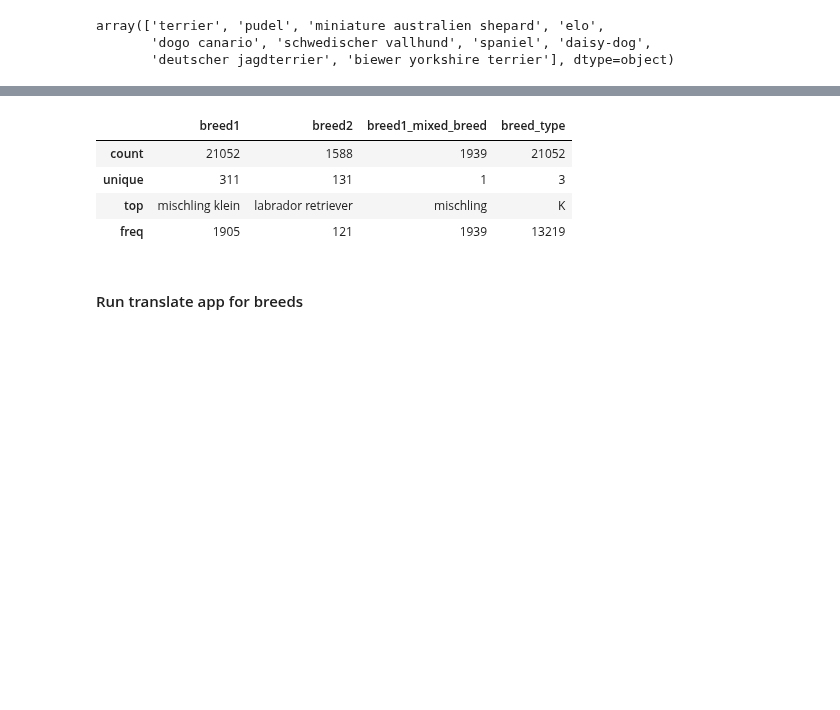
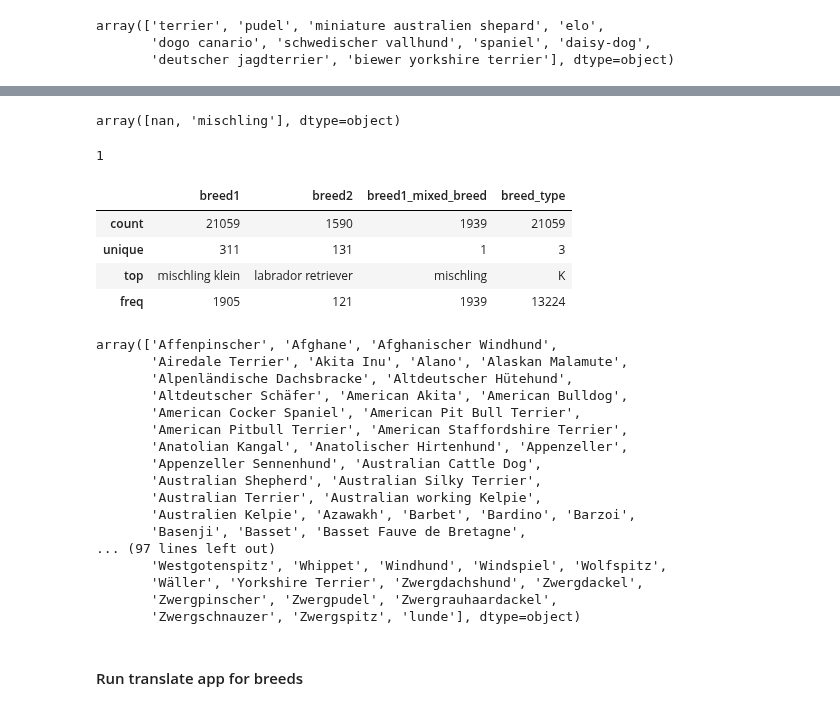
Before and after one commit to jonnross88/Springboard, a Jupyter notebook: u20_data_storytelling/dogs_of_zurich.ipynb, the cells around one changed output, grey strips where cells are left out. Saved outputs shown, nothing was run; the diff lists cells and outputs as text; code cells hidden in the pictures; blank space fills up the shorter version.

```diff
--- a/u20_data_storytelling/dogs_of_zurich.ipynb
+++ b/u20_data_storytelling/dogs_of_zurich.ipynb
@@ -398,18 +404,24 @@ This code snippet performs various operations on the 'dog_owner_df' DataFrame:
 7. Adds a column 'dog_count' that represents the number of dogs per owner in each roster.
 8. Adds a column 'district_count' that represents the number of unique districts each owner appeared in.
 
-9. Converts the 'holder_id' column to a string data type.
+9. Converts the 'owner_id' column to a string data type.
 10. Adds a column 'is_male_owner' that indicates whether the owner is male or not based on the 'gender' column.
 11. Adds a column 'is_male_dog' that indicates whether the dog is male or not based on the 'gender_dog' column.
 """
 
 dog_owner_df = dog_owner_df.reset_index(drop=True)
-dog_owner_df["holder_id"] = dog_owner_df["holder_id"].astype(str).str.zfill(6)
+dog_owner_df["owner_id"] = dog_owner_df["owner_id"].astype(str).str.zfill(6)
 dog_owner_df["district"] = dog_owner_df["district"].astype("category")
 
 dog_owner_df["breed1"] = dog_owner_df["breed1"].str.lower()
+dog_owner_df["breed1"] = dog_owner_df["breed1"].apply(
+    lambda x: remove_accents(x) if pd.notnull(x) else x
+)
 
 dog_owner_df["breed2"] = dog_owner_df["breed2"].str.lower()
+dog_owner_df["breed2"] = dog_owner_df["breed2"].apply(
+    lambda x: remove_accents(x) if pd.notnull(x) else x
+)
 
 dog_owner_df["breed1_mixed_breed"] = dog_owner_df["breed1_mixed_breed"].str.lower()
 
@@ -417,25 +429,25 @@ dog_owner_df["roster"] = dog_owner_df["roster"].str[:4]
 
 dog_owner_df["roster"] = pd.Categorical(dog_owner_df["roster"], ordered=True)
 
-dog_owner_df["first_roster"] = dog_owner_df.groupby("holder_id")["roster"].transform(
+dog_owner_df["first_roster"] = dog_owner_df.groupby("owner_id")["roster"].transform(
     "min"
 )
 
-dog_owner_df["roster_count"] = dog_owner_df.groupby("holder_id")["roster"].transform(
+dog_owner_df["roster_count"] = dog_owner_df.groupby("owner_id")["roster"].transform(
     "nunique"
 )
 
-dog_owner_df["dog_count"] = dog_owner_df.groupby(["holder_id", "roster"])[
-    "holder_id"
+dog_owner_df["dog_count"] = dog_owner_df.groupby(["owner_id", "roster"])[
+    "owner_id"
 ].transform("size")
 
 dog_owner_df["district_count"] = (
-    dog_owner_df[["holder_id", "district"]]
-    .groupby("holder_id")["district"]
+    dog_owner_df[["owner_id", "district"]]
+    .groupby("owner_id")["district"]
     .transform("nunique")
 )
 
-dog_owner_df["holder_id"] = dog_owner_df["holder_id"].astype(str)
+dog_owner_df["owner_id"] = dog_owner_df["owner_id"].astype(str)
 dog_owner_df["is_male_owner"] = dog_owner_df["gender"].str.contains("m")
 dog_owner_df["is_male_dog"] = dog_owner_df["gender_dog"].str.contains("m")
 dog_owner_df.sample(3)
@@ -473,7 +485,8 @@ Since we have Rosters for 3 separate years, we can see if that owner corrected i
 print("Shape of dataframe before dropping bad entries")
 display(dog_owner_df.shape)
 
-bad_entry_index = dog_owner_df[dog_owner_df["owner_id"].isin(bad_entry_owner_id)].index
+bad_entry_index = dog_owner_df[dog_owner_df["owner_id"].isin(
+    bad_entry_owner_id)].index
 
 dog_owner_df.drop(bad_entry_index, inplace=True)
 
@@ -563,7 +581,7 @@ dog_owner_df[dog_owner_df["owner_id"].isin(bad_entry_owner_id)].sort_values(
 # %%
 # the one with only 1 appearance we cannot safely replace so we drop it
 dog_owner_df = dog_owner_df.drop(
-    dog_owner_df[dog_owner_df["holder_id"] == "129251"].index
+    dog_owner_df[dog_owner_df["owner_id"] == "129251"].index
 )
 
 # No more 20/30something years-old dogs
@@ -620,7 +635,7 @@ display(dog_owner_df[dog_owner_df.age.isnull()])
 
 
 # Drop these 5 rows with unknown
-dog_owner_df["age"].fillna("0", inplace=True)
+dog_owner_df["age"].fillna(0, inplace=True)
 dog_owner_df.dropna(subset=["age"], inplace=True)
 dog_owner_df.shape
 # %% [output]
@@ -855,15 +839,34 @@ dog_owner_df.sample(3)
 # %%
-dog_owner_df["breed1_mixed_breed"].unique()
-dog_owner_df["breed1_mixed_breed"].nunique()
-dog_owner_df[breed_columns].describe()
-# dog_df["dog_breed"].unique()
+display(dog_owner_df["breed1_mixed_breed"].unique())
+display(dog_owner_df["breed1_mixed_breed"].nunique())
+display(dog_owner_df[breed_columns].describe())
+dog_df["dog_breed"].unique()
 # dog_owner_df["breed1"].dropna().unique().tolist()
 # %% [output]
+array([nan, 'mischling'], dtype=object)
+1
 |  | breed1 | breed2 | breed1_mixed_breed | breed_type |
-| count | 21052 | 1588 | 1939 | 21052 |
+| count | 21059 | 1590 | 1939 | 21059 |
 | unique | 311 | 131 | 1 | 3 |
 | top | mischling klein | labrador retriever | mischling | K |
-| freq | 1905 | 121 | 1939 | 13219 |
+| freq | 1905 | 121 | 1939 | 13224 |
+array(['Affenpinscher', 'Afghane', 'Afghanischer Windhund',
+       'Airedale Terrier', 'Akita Inu', 'Alano', 'Alaskan Malamute',
+       'Alpenländische Dachsbracke', 'Altdeutscher Hütehund',
+       'Altdeutscher Schäfer', 'American Akita', 'American Bulldog',
+       'American Cocker Spaniel', 'American Pit Bull Terrier',
+       'American Pitbull Terrier', 'American Staffordshire Terrier',
+       'Anatolian Kangal', 'Anatolischer Hirtenhund', 'Appenzeller',
+       'Appenzeller Sennenhund', 'Australian Cattle Dog',
+       'Australian Shepherd', 'Australian Silky Terrier',
+       'Australian Terrier', 'Australian working Kelpie',
+       'Australien Kelpie', 'Azawakh', 'Barbet', 'Bardino', 'Barzoi',
+       'Basenji', 'Basset', 'Basset Fauve de Bretagne',
+... (97 lines left out)
+       'Westgotenspitz', 'Whippet', 'Windhund', 'Windspiel', 'Wolfspitz',
+       'Wäller', 'Yorkshire Terrier', 'Zwergdachshund', 'Zwergdackel',
+       'Zwergpinscher', 'Zwergpudel', 'Zwergrauhaardackel',
+       'Zwergschnauzer', 'Zwergspitz', 'lunde'], dtype=object)
 # %% [markdown]
 #### Run translate app for breeds
 # %%
```
Also changed, not shown: parts of 94 cells of this notebook, 2 other files.
